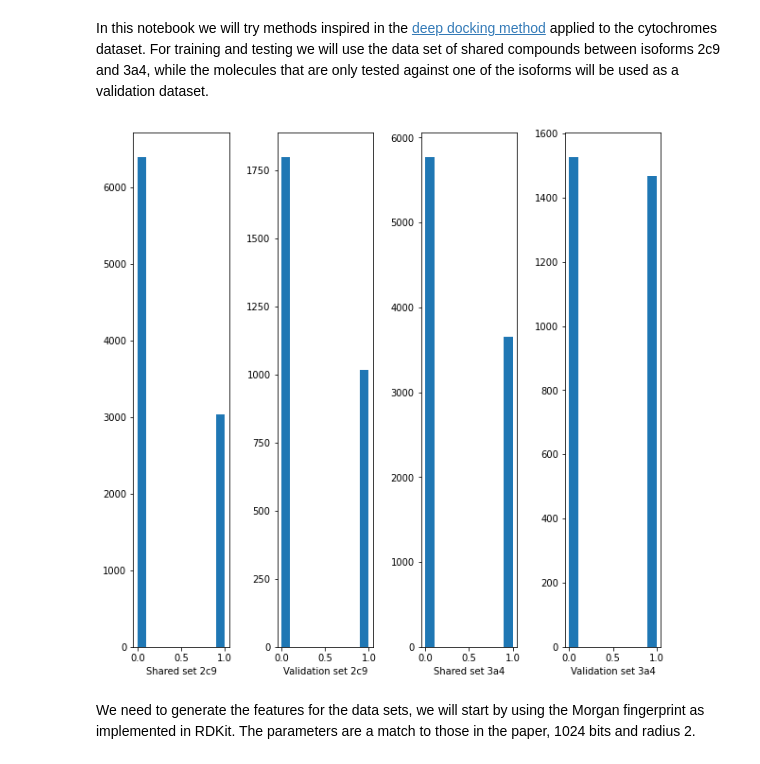
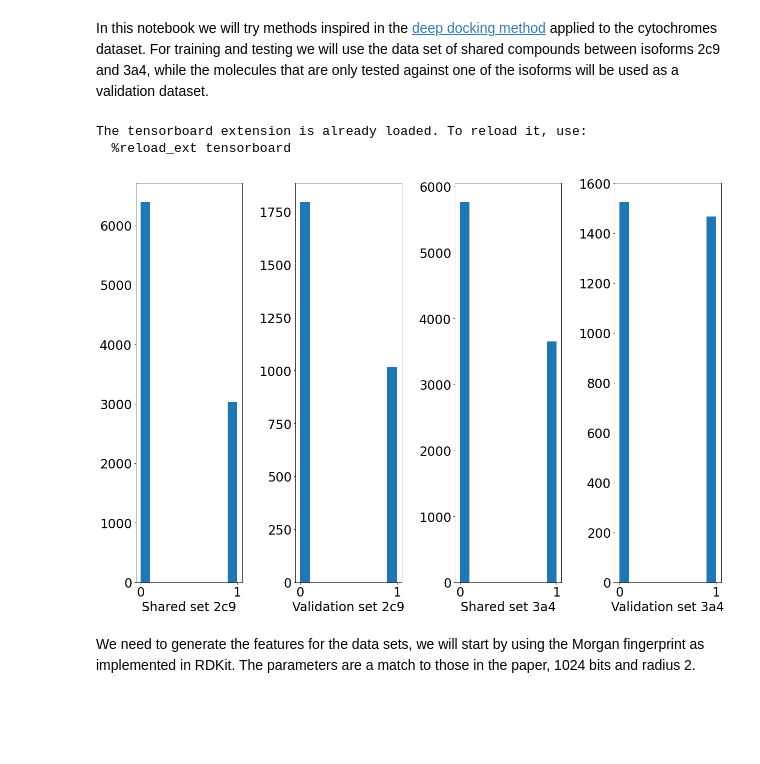
Before and after one commit to danielSoler93/drug_learning, a Jupyter notebook: drug_learning/2D/Deep_docking_CYP.ipynb, the cells around one changed output. Cells and saved outputs as stored; diff of their text form; code cells hidden in the pictures; blank space fills up the shorter version.

```diff
--- a/drug_learning/2D/Deep_docking_CYP.ipynb
+++ b/drug_learning/2D/Deep_docking_CYP.ipynb
@@ -6,6 +6,8 @@ import os
 import numpy as np
 import pandas as pd
 import tensorflow as tf
+import seaborn as sns
+import matplotlib
 import matplotlib.pyplot as plt
 from rdkit import Chem
 from rdkit.Chem import AllChem
@@ -14,9 +16,13 @@ from itertools import product
 from sklearn.metrics import confusion_matrix
 from tensorboard.plugins.hparams import api as hp
 from sklearn.model_selection import train_test_split
-
+%load_ext tensorboard
+matplotlib.rcParams.update({'font.size': 24})
 
 PATH_DATA = "../datasets/CYP/"
+# %% [output]
+The tensorboard extension is already loaded. To reload it, use:
+  %reload_ext tensorboard
 # %%
 shared_data = pd.read_csv(os.path.join(PATH_DATA, "shared_set_cyp.csv"))
 labels_2c9 = (shared_data["p450-cyp2c9 Activity Outcome"] == "Active").values.astype(int)
@@ -26,18 +32,18 @@ labels_validation_2c9 = (validation_2c9_data["p450-cyp2c9 Activity Outcome"] ==
 validation_3a4_data = pd.read_csv(os.path.join(PATH_DATA, "only_3a4_set_cyp.csv"))
 labels_validation_3a4 = (validation_3a4_data["p450-cyp3a4 Activity Outcome"] == "Active").values.astype(int)
 # %%
-fig, ax = plt.subplots(1, 4, figsize=(10,10))
+fig, ax = plt.subplots(1, 4, figsize=(20,14))
 ax[0].hist(labels_2c9)
 ax[0].set_xlabel("Shared set 2c9")
 ax[1].hist(labels_validation_2c9)
 ax[1].set_xlabel("Validation set 2c9")
 ax[2].hist(labels_3a4)
 ax[2].set_xlabel("Shared set 3a4")
 ax[3].hist(labels_validation_3a4)
 ax[3].set_xlabel("Validation set 3a4")
 plt.subplots_adjust(wspace=0.5)
 # %% [output]
-[figure, old version]
+[figure, new version]
 # %% [markdown]
 We need to generate the features for the data sets, we will start by using the Morgan fingerprint as implemented in RDKit. The parameters are a match to those in the paper, 1024 bits and radius 2.
 # %%
```
Also changed, not shown: parts of 19 cells of this notebook, 1 other file.
